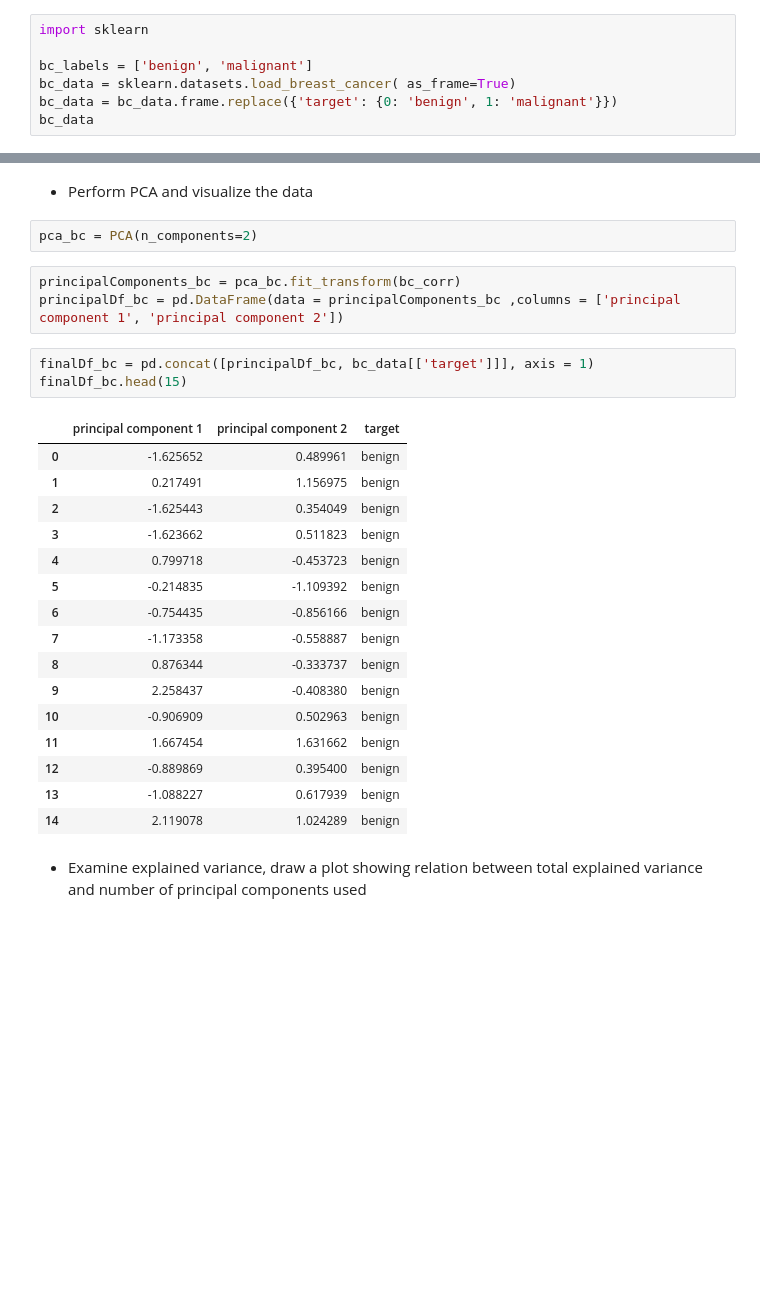
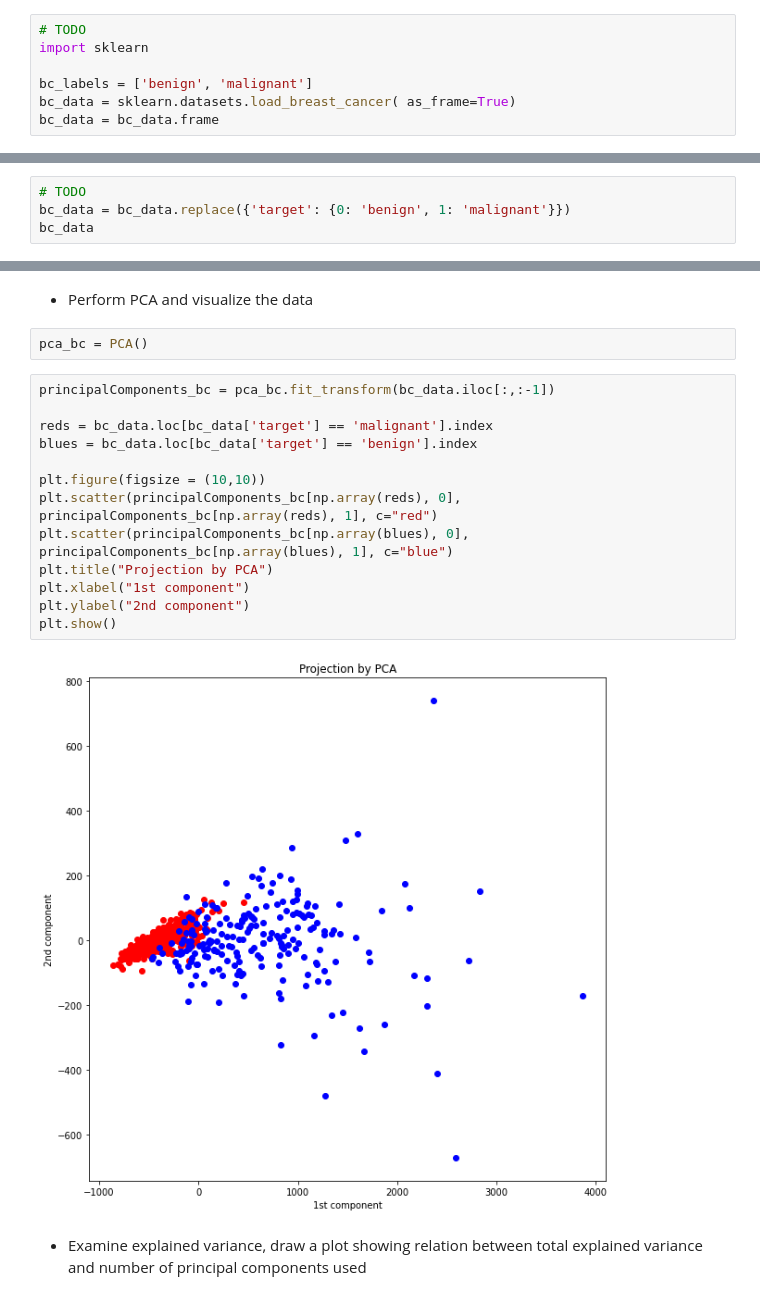
Before and after one commit to PKopel/data-embedding, a Jupyter notebook: pca_kernelpca_lab.ipynb, the cells around one changed output, grey strips where cells are left out. Drawn from its saved outputs; the diff is of its cells as text; blank space fills up the shorter version.

```diff
--- a/pca_kernelpca_lab.ipynb
+++ b/pca_kernelpca_lab.ipynb
@@ -210,9 +210,9 @@ Together, the first two principal components contain 95.80% of the information.
 
 * You can find this dataset it in the scikit learn library, import it and convert to pandas dataframe, original label are '0' and '1' for better readability change these names to: 'benign' and 'malignant'
 # %%
+# TODO
 import sklearn
 
 bc_labels = ['benign', 'malignant']
 bc_data = sklearn.datasets.load_breast_cancer( as_frame=True)
-bc_data = bc_data.frame.replace({'target': {0: 'benign', 1: 'malignant'}})
-bc_data
+bc_data = bc_data.frame
@@ -234,0 +219,4 @@ bc_data
+# %%
+# TODO
+bc_data = bc_data.replace({'target': {0: 'benign', 1: 'malignant'}})
+bc_data
@@ -240,29 +262,21 @@ bc_corr = bc_data.corr()
 # %% [markdown]
 * Perform PCA and visualize the data
 # %%
-pca_bc = PCA(n_components=2)
+pca_bc = PCA()
-# %%
-principalComponents_bc = pca_bc.fit_transform(bc_corr)
-principalDf_bc = pd.DataFrame(data = principalComponents_bc ,columns = ['principal component 1', 'principal component 2'])
-# %%
-finalDf_bc = pd.concat([principalDf_bc, bc_data[['target']]], axis = 1)
-finalDf_bc.head(15)
-# %% [output]
-|  | principal component 1 | principal component 2 | target |
-| 0 | -1.625652 | 0.489961 | benign |
-| 1 | 0.217491 | 1.156975 | benign |
-| 2 | -1.625443 | 0.354049 | benign |
-| 3 | -1.623662 | 0.511823 | benign |
-| 4 | 0.799718 | -0.453723 | benign |
-| 5 | -0.214835 | -1.109392 | benign |
-| 6 | -0.754435 | -0.856166 | benign |
-| 7 | -1.173358 | -0.558887 | benign |
-| 8 | 0.876344 | -0.333737 | benign |
-| 9 | 2.258437 | -0.408380 | benign |
-| 10 | -0.906909 | 0.502963 | benign |
-| 11 | 1.667454 | 1.631662 | benign |
-| 12 | -0.889869 | 0.395400 | benign |
-| 13 | -1.088227 | 0.617939 | benign |
-| 14 | 2.119078 | 1.024289 | benign |
+# %%
+principalComponents_bc = pca_bc.fit_transform(bc_data.iloc[:,:-1])
+
+reds = bc_data.loc[bc_data['target'] == 'malignant'].index
+blues = bc_data.loc[bc_data['target'] == 'benign'].index
+
+plt.figure(figsize = (10,10))
+plt.scatter(principalComponents_bc[np.array(reds), 0], principalComponents_bc[np.array(reds), 1], c="red")
+plt.scatter(principalComponents_bc[np.array(blues), 0], principalComponents_bc[np.array(blues), 1], c="blue")
+plt.title("Projection by PCA")
+plt.xlabel("1st component")
+plt.ylabel("2nd component")
+plt.show()
+# %% [output]
+[figure, added]
 # %% [markdown]
 * Examine  explained variance, draw a plot showing relation between total explained variance and number of principal components used
```
Also changed, not shown: parts of 7 cells of this notebook, 2 other files.
